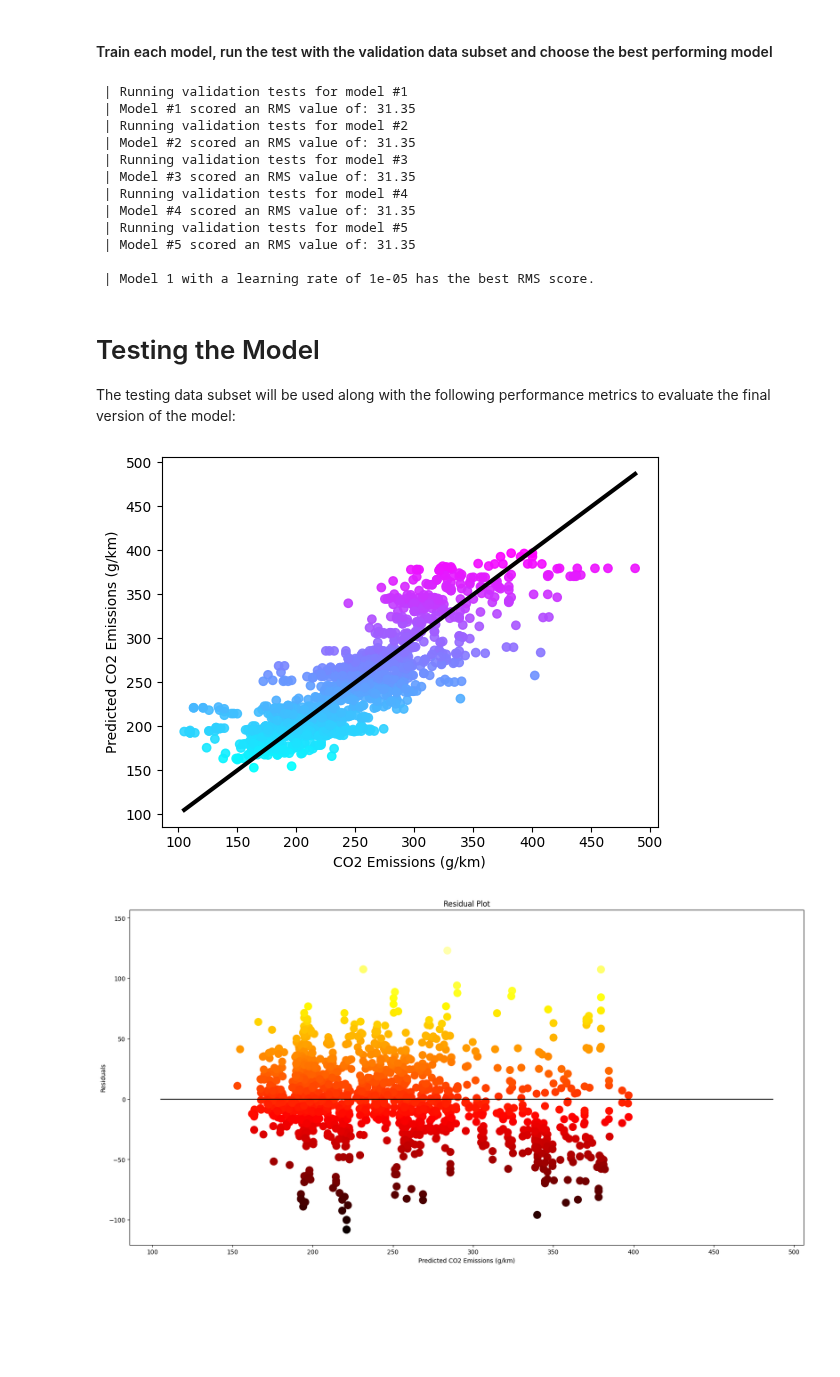
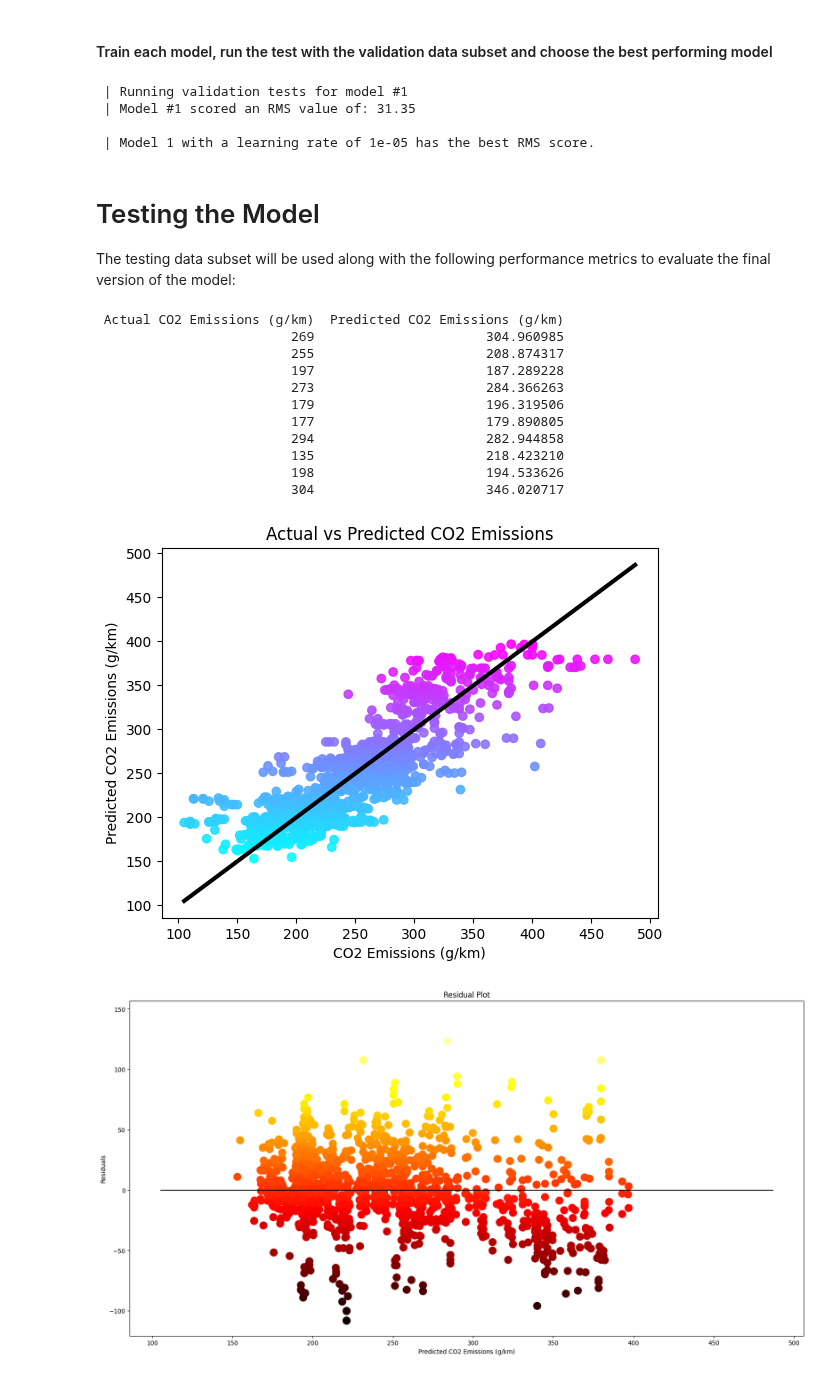
Before and after one commit to timid-angel/co2-emissions-prediction-model, a Jupyter notebook: Linear Regression.ipynb, the cells around one changed output. Drawn from its saved outputs; the diff is of its cells as text; code cells hidden in the pictures; blank space fills up the shorter version.

```diff
--- a/Linear_Regression02.ipynb
+++ b/Linear Regression.ipynb
@@ -215,8 +213,8 @@ for i, feature in enumerate(categorical_features):
 
 The learning rate will be tweaked to find a good middleground among all the hyperparameters. The validation data subset will be used to establish the best pair of hyperparameters for this particular model.
 # %%
-# Make several models using different learning rates and epochs and use the performance metric measures to check how well they perform
-learning_rates = [0.00001, 0.0003, 0.0002, 0.0005, 0.0001]
+
+learning_rates = [0.00001] # change the learning rate here
 models = [LinearRegression() for lr in learning_rates]
 
 conv_train_x = train_x.values.tolist()
@@ -280,14 +278,6 @@ print(f"\n | Model {best_model_index + 1} with a learning rate of {learning_rate
 # %% [output]
  | Running validation tests for model #1
  | Model #1 scored an RMS value of: 31.35
- | Running validation tests for model #2
- | Model #2 scored an RMS value of: 31.35
- | Running validation tests for model #3
- | Model #3 scored an RMS value of: 31.35
- | Running validation tests for model #4
- | Model #4 scored an RMS value of: 31.35
- | Running validation tests for model #5
- | Model #5 scored an RMS value of: 31.35
 
  | Model 1 with a learning rate of 1e-05 has the best RMS score.
 # %% [markdown]
@@ -296,16 +286,38 @@ print(f"\n | Model {best_model_index + 1} with a learning rate of {learning_rate
 The testing data subset will be used along with the following performance metrics to evaluate the final version of the model:
 # %%
 predictions = best_model.predict(test_x.values.tolist())
+
+# Creating a DataFrame to compare actual vs predicted values
+comparison_df = pd.DataFrame({
+    'Actual CO2 Emissions (g/km)': test_y,
+    'Predicted CO2 Emissions (g/km)': predictions
+})
+
+# Displaying the comparison table
+print(comparison_df.head(10).to_string(index=False))
+
+# Plotting the predicted values against the actual values
 value_range = [test_y.min(), test_y.max()]
 
-# compare the predicted values and the actual values
 plt.scatter(list(test_y), predictions, c=predictions, cmap="cool", alpha=0.9)
 plt.plot(value_range, value_range, lw="3", color="black")
 plt.xlabel("CO2 Emissions (g/km)")
 plt.ylabel("Predicted CO2 Emissions (g/km)")
+plt.title("Actual vs Predicted CO2 Emissions")
 plt.show()
 # %% [output]
+ Actual CO2 Emissions (g/km)  Predicted CO2 Emissions (g/km)
+                         269                      304.960985
+                         255                      208.874317
+                         197                      187.289228
+                         273                      284.366263
+                         179                      196.319506
+                         177                      179.890805
+                         294                      282.944858
+                         135                      218.423210
+                         198                      194.533626
+                         304                      346.020717
-[figure, old version]
+[figure, new version]
 # %%
 residuals = [list(test_y)[i] - predictions[i] for i in range(len(test_y))]
 
```
Also changed, not shown: parts of 5 cells of this notebook, 3 other files.
